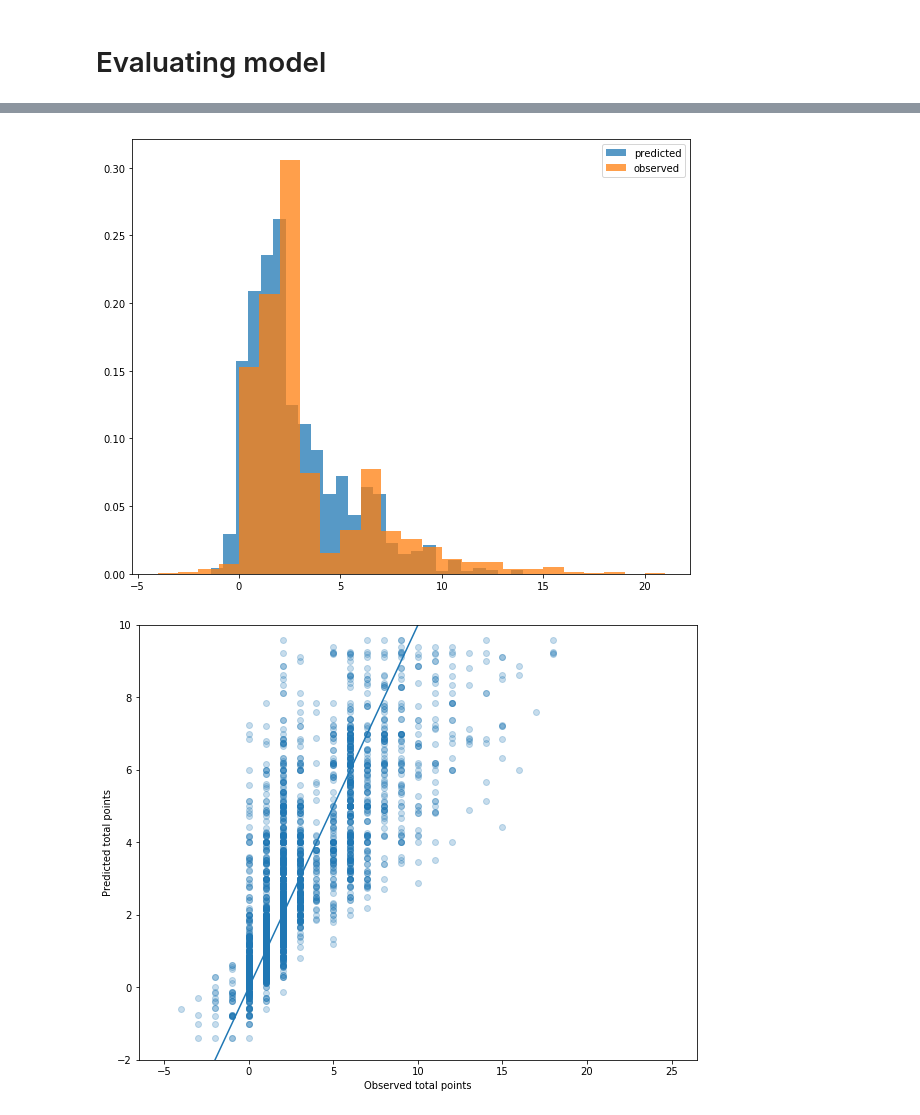
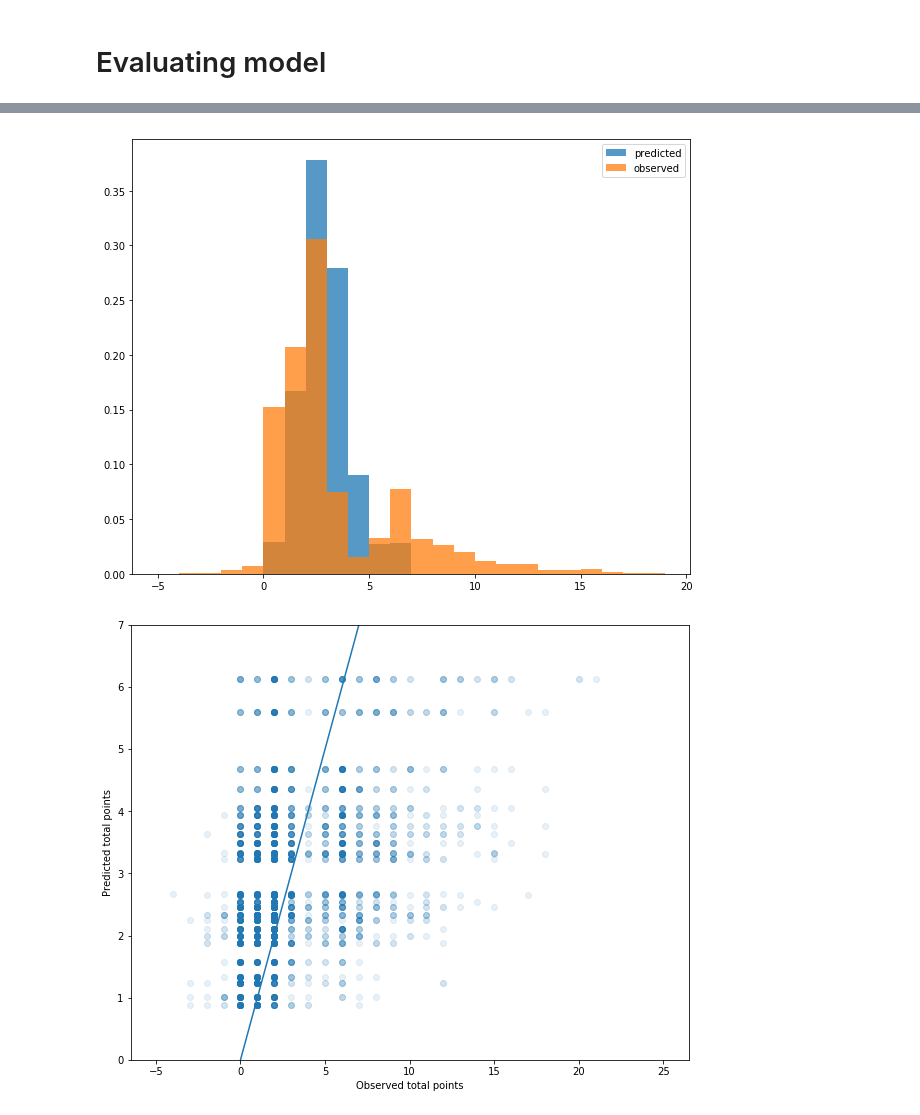
Before and after one commit to thomas-woodruff/footbot, a Jupyter notebook: app/notebooks/v1/23.03 Points model using decision trees with features v03.ipynb, the cells around one changed output, grey strips where cells are left out. Saved outputs shown, nothing was run; the diff lists cells and outputs as text; code cells hidden in the pictures.

```diff
--- a/app/notebooks/v1/23.03 Points model using decision trees with features v03.ipynb
+++ b/app/notebooks/v1/23.03 Points model using decision trees with features v03.ipynb
@@ -111,10 +364,18 @@ parameters = {
+# %%
+min_samples_leaf_lush = [0.064, 0.065, 0.066]
+max_features_lush = [0.44, 0.45, 0.46]
+
+parameters_lush = {
+    'min_samples_leaf': min_samples_leaf_lush,
+    'max_features': max_features_lush
+}
 # %%
-gs_model = GridSearchCV(
+gs_model_lush = GridSearchCV(
     DecisionTreeRegressor(random_state=0),
-    parameters,
+    parameters_lush,
     scoring=['neg_mean_absolute_error', 'neg_mean_squared_error'],
     refit=False,
     cv=ps,
-    error_score=100, n_jobs=1, verbose=1)
-gs_model.fit(X, y.ravel())
+    error_score=100, n_jobs=1, verbose=2)
+gs_model_lush.fit(lush_X_sel, y.ravel())
 # %% [output]
@@ -221,8 +552,8 @@ max        4.207661
 dtype: float64
 # %%
 # refit model on all data
-model_full =DecisionTreeRegressor(min_samples_leaf=5, random_state=0)
-model_full.fit(X, y.ravel())
+lush_model_full = DecisionTreeRegressor(random_state=0, min_samples_leaf=0.027)
+lush_model_full.fit(lush_X_sel, y.ravel())
 # %% [output]
 DecisionTreeRegressor(criterion='mse', max_depth=None, max_features=None,
                       max_leaf_nodes=None, min_impurity_decrease=0.0,
@@ -231,9 +562,13 @@ DecisionTreeRegressor(criterion='mse', max_depth=None, max_features=None,
                       presort=False, random_state=0, splitter='best')
 # %%
 # get predictions for whole set
-y_pred_full = model_full.predict(X).flatten()
+lush_y_pred_full = lush_model_full.predict(lush_X_sel).flatten()
 
 # calculate cross entropy loss for test set
-test_loss_full = (mean_absolute_error(y, y_pred_full), mean_squared_error(y, y_pred_full))
-test_loss_full
+lush_test_loss_full = (
+    mean_absolute_error(y, lush_y_pred_full),
+    mean_squared_error(y, lush_y_pred_full),
+    r2_score(y, lush_y_pred_full)
+)
+lush_test_loss_full
 # %% [output]
@@ -270,18 +600,18 @@ plt.show()
 # %%
 plt.figure(figsize=(10, 8))
-plt.hist(pd.Series(y_pred_full), bins=25, alpha=0.75, density=True, label='predicted')
-plt.hist(pd.Series(y.ravel()), bins=25, alpha=0.75, density=True, label='observed')
+plt.hist(pd.Series(lush_y_pred_full), bins=range(-5,20), alpha=0.75, density=True, label='predicted')
+plt.hist(pd.Series(y.ravel()), bins=range(-5,20), alpha=0.75, density=True, label='observed')
 plt.legend()
 plt.show()
 # %% [output]
-[figure, old version]
+[figure, new version]
 # %%
 plt.figure(figsize=(10, 8))
-plt.scatter(pd.Series(y.ravel()), pd.Series(y_pred_full), alpha=0.25)
+plt.scatter(pd.Series(y.ravel()), pd.Series(lush_y_pred_full), alpha=0.1)
 plt.plot(np.linspace(-5, 25), np.linspace(-5, 25))
 plt.ylabel('Predicted total points')
 plt.xlabel('Observed total points')
-plt.ylim((-2, 10))
+plt.ylim((0, 7))
 plt.show()
 # %% [output]
-[figure, old version]
+[figure, new version]
```
Also changed, not shown: parts of 55 cells of this notebook, 6 other files.
